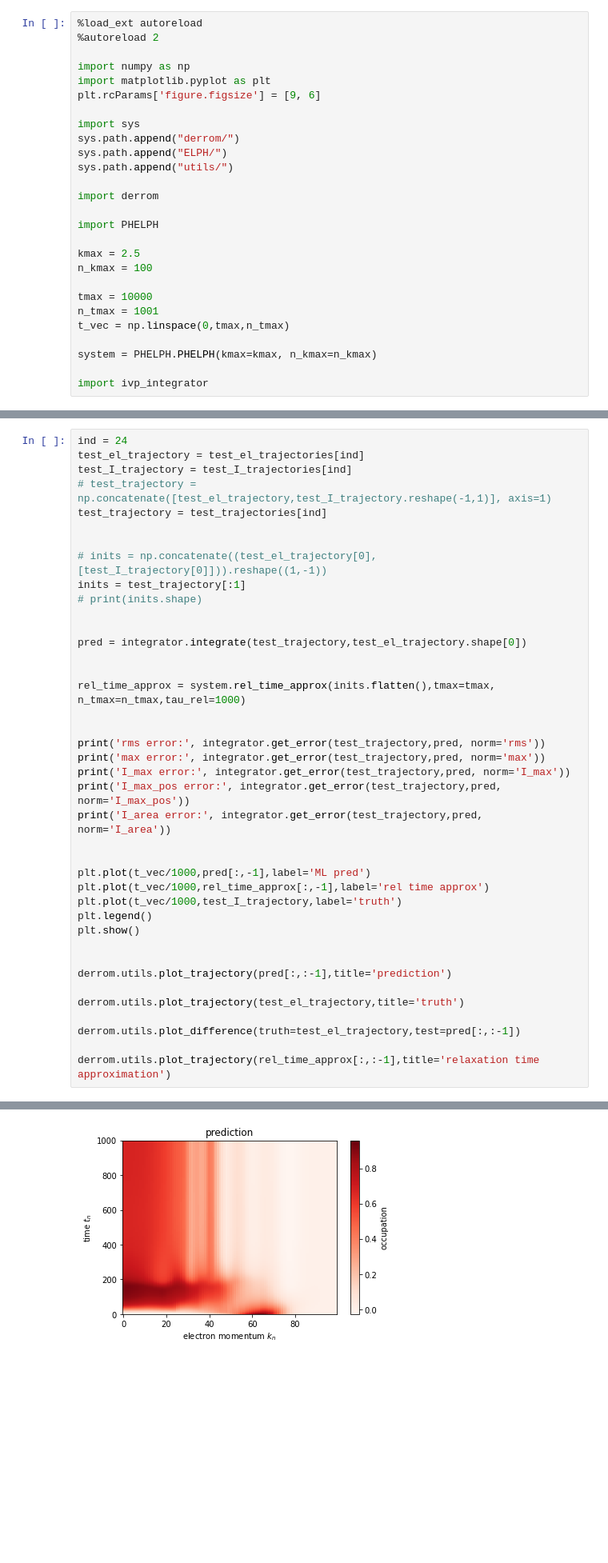
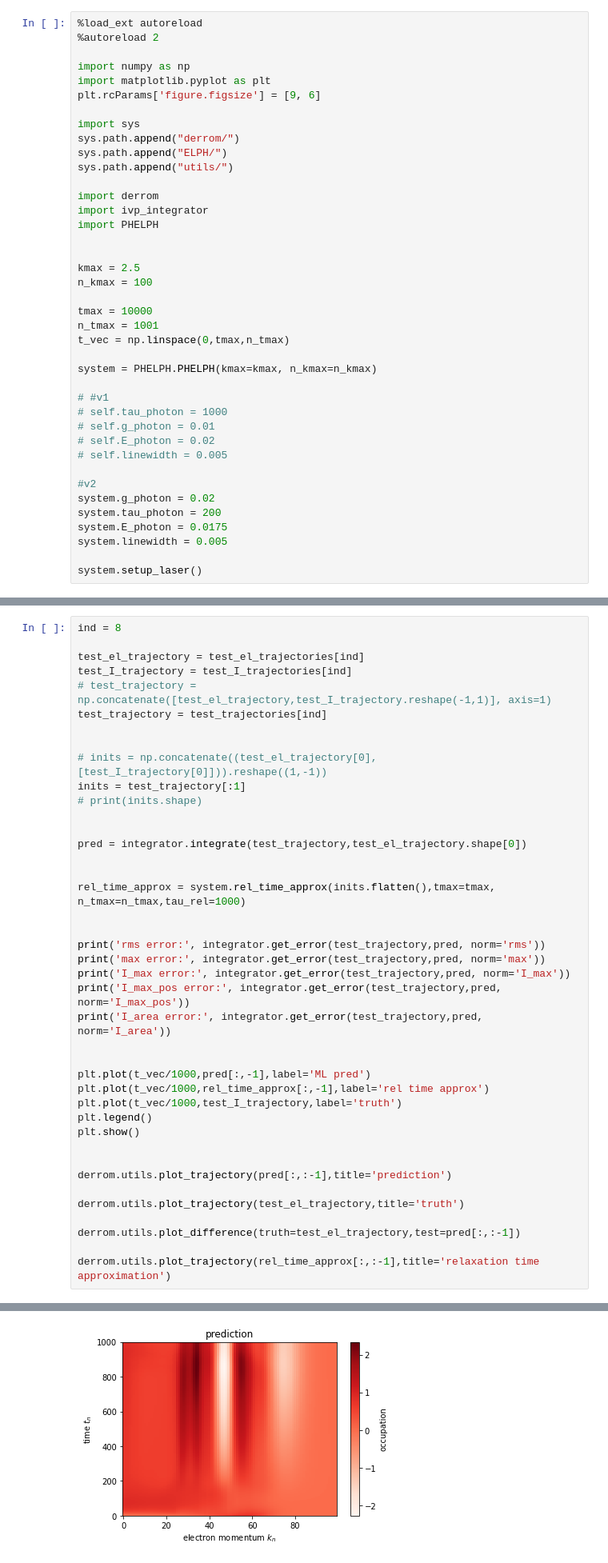
Before and after one commit to stmeinecke/derrom, a Jupyter notebook: PHELPH_simulate_wML.ipynb, the cells around one changed output, grey strips where cells are left out. Shown at 80% size. Drawn from its saved outputs; the diff is of its cells as text; blank space fills up the shorter version.

```diff
--- a/PHELPH_simulate_wML.ipynb
+++ b/PHELPH_simulate_wML.ipynb
@@ -12,8 +12,9 @@ sys.path.append("ELPH/")
 sys.path.append("utils/")
 
 import derrom
+import ivp_integrator
+import PHELPH
 
-import PHELPH
 
 kmax = 2.5
 n_kmax = 100
@@ -24,7 +25,19 @@ t_vec = np.linspace(0,tmax,n_tmax)
 
 system = PHELPH.PHELPH(kmax=kmax, n_kmax=n_kmax)
 
-import ivp_integrator
+# #v1
+# self.tau_photon = 1000
+# self.g_photon = 0.01
+# self.E_photon = 0.02
+# self.linewidth = 0.005
+
+#v2
+system.g_photon = 0.02
+system.tau_photon = 200
+system.E_photon = 0.0175
+system.linewidth = 0.005
+
+system.setup_laser()
 # %% [output]
 The autoreload extension is already loaded. To reload it, use:
   %reload_ext autoreload
@@ -98,7 +120,8 @@ def derivs(y):
 # %%
 integrator = ivp_integrator.PHELPH_ivp_integrator(el_scat_model, derivs, dt=5.0, dt_out=10., method='Heun')
 # %%
-ind = 24
+ind = 8
+
 test_el_trajectory = test_el_trajectories[ind]
 test_I_trajectory = test_I_trajectories[ind]
 # test_trajectory = np.concatenate([test_el_trajectory,test_I_trajectory.reshape(-1,1)], axis=1)
@@ -147 +170 @@ I_area error: 0.1492957743413721
-[figure, old version]
+[figure, new version]
```
Also changed, not shown: parts of 3 cells of this notebook, 2 other files.
